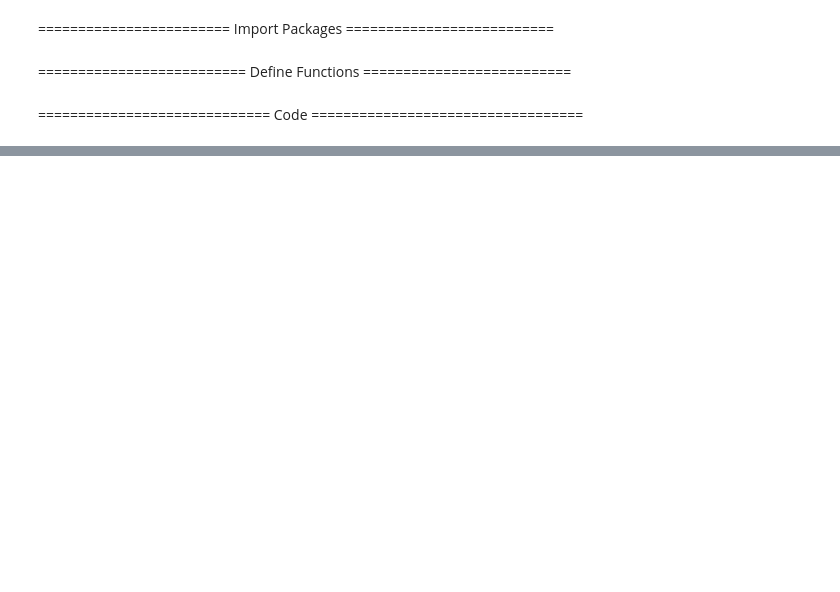
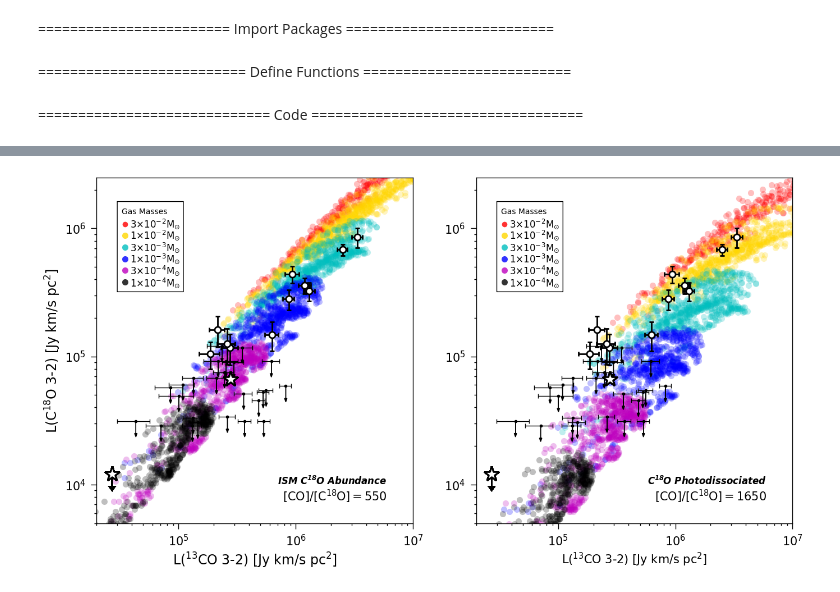
Before and after one commit to carlaost/exploring-lupus, a Jupyter notebook: codes/plot_figure_04.ipynb, the cells around one changed output, grey strips where cells are left out. Saved outputs shown, nothing was run; the diff lists cells and outputs as text; code cells hidden in the pictures; blank space fills up the shorter version.

```diff
--- a/codes/plot_figure_04.ipynb
+++ b/codes/plot_figure_04.ipynb
@@ -196,5 +198,7 @@ plot_grid(ax, gasgrid, low18=True)
 plot_data(ax, T['Dist'], T['l_F13CO'], T['F13CO'], T['e_F13CO'], T['l_F18CO'], T['F18CO'], T['e_F18CO'])
 # %%
 ### SAVE FIGURE
-fig.savefig('../output/figure_04.pdf', bbox_inches='tight', dpi=100)
-plt.close('all')
+fig.savefig('../output/figure_04.png', bbox_inches='tight', dpi=100)
+fig
+# %% [output]
+[figure, added]
```
Also changed, not shown: parts of 2 cells of this notebook, 36 other files.
